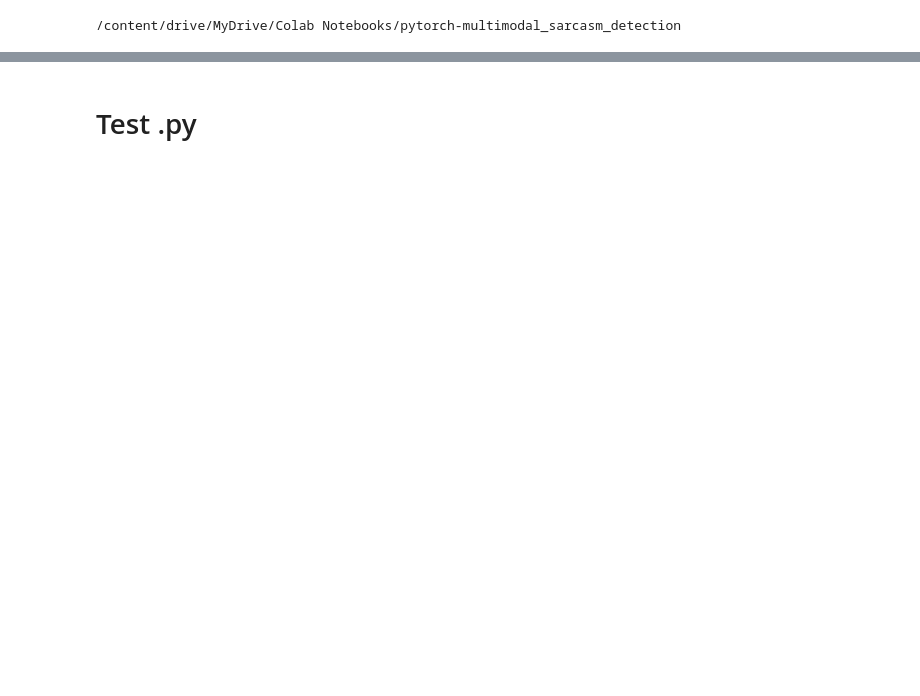
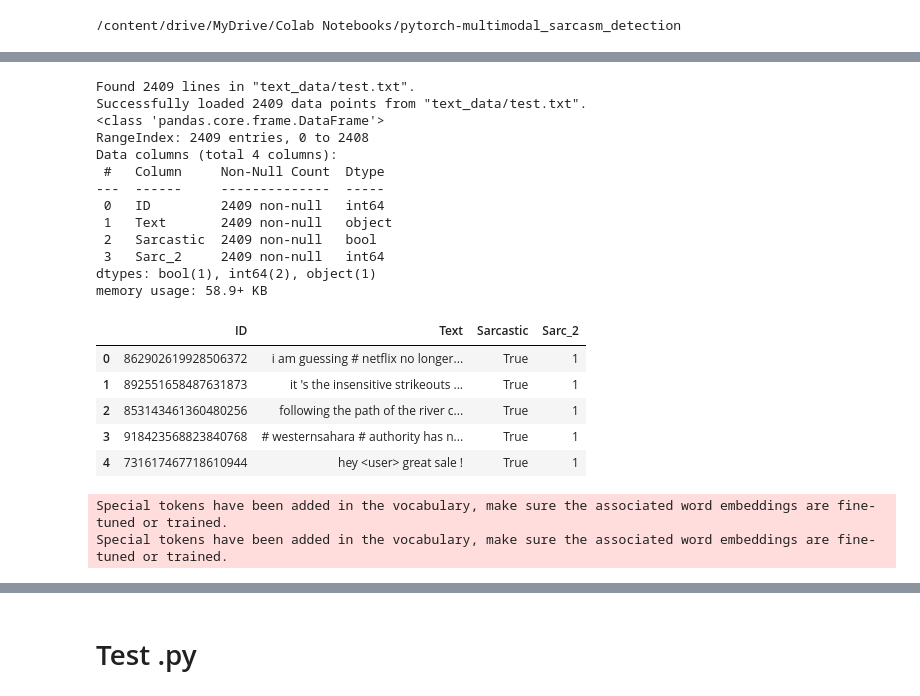
Before and after one commit to feiLinX/Sarcasm-Detection, a Jupyter notebook: run.ipynb, the cells around one changed output, grey strips where cells are left out. Drawn from its saved outputs; the diff is of its cells as text; code cells hidden in the pictures; blank space fills up the shorter version.

```diff
--- a/run.ipynb
+++ b/run.ipynb
@@ -8,0 +133,25 @@ from google.colab import drive
+# %%
+test_df = construct_df(load_data_lists('text_data/test.txt'), column_names=COLUMN_NAMES + ['Sarc_2'])
+
+test_df.info()
+test_df.head()
+# %% [output]
+Found 2409 lines in "text_data/test.txt".
+Successfully loaded 2409 data points from "text_data/test.txt".
+<class 'pandas.core.frame.DataFrame'>
+RangeIndex: 2409 entries, 0 to 2408
+Data columns (total 4 columns):
+ #   Column     Non-Null Count  Dtype
+---  ------     --------------  -----
+ 0   ID         2409 non-null   int64
+ 1   Text       2409 non-null   object
+ 2   Sarcastic  2409 non-null   bool
+ 3   Sarc_2     2409 non-null   int64
+dtypes: bool(1), int64(2), object(1)
+memory usage: 58.9+ KB
+|  | ID | Text | Sarcastic | Sarc_2 |
+| 0 | 862902619928506372 | i am guessing # netflix no longer... | True | 1 |
+| 1 | 892551658487631873 | it 's the insensitive strikeouts ... | True | 1 |
+| 2 | 853143461360480256 | following the path of the river c... | True | 1 |
+| 3 | 918423568823840768 | # westernsahara # authority has n... | True | 1 |
+| 4 | 731617467718610944 | hey <user> great sale ! | True | 1 |
@@ -8,0 +244,6 @@ from google.colab import drive
+# %%
+train_dataloader,test_dataloader = prepare_dataloaders(train_df, test_df)
+_,val_dataloader = prepare_dataloaders(train_df, valid_df)
+# %% [output]
+Special tokens have been added in the vocabulary, make sure the associated word embeddings are fine-tuned or trained.
+Special tokens have been added in the vocabulary, make sure the associated word embeddings are fine-tuned or trained.
```
Also changed, not shown: parts of 60 cells of this notebook, 4 other files.
